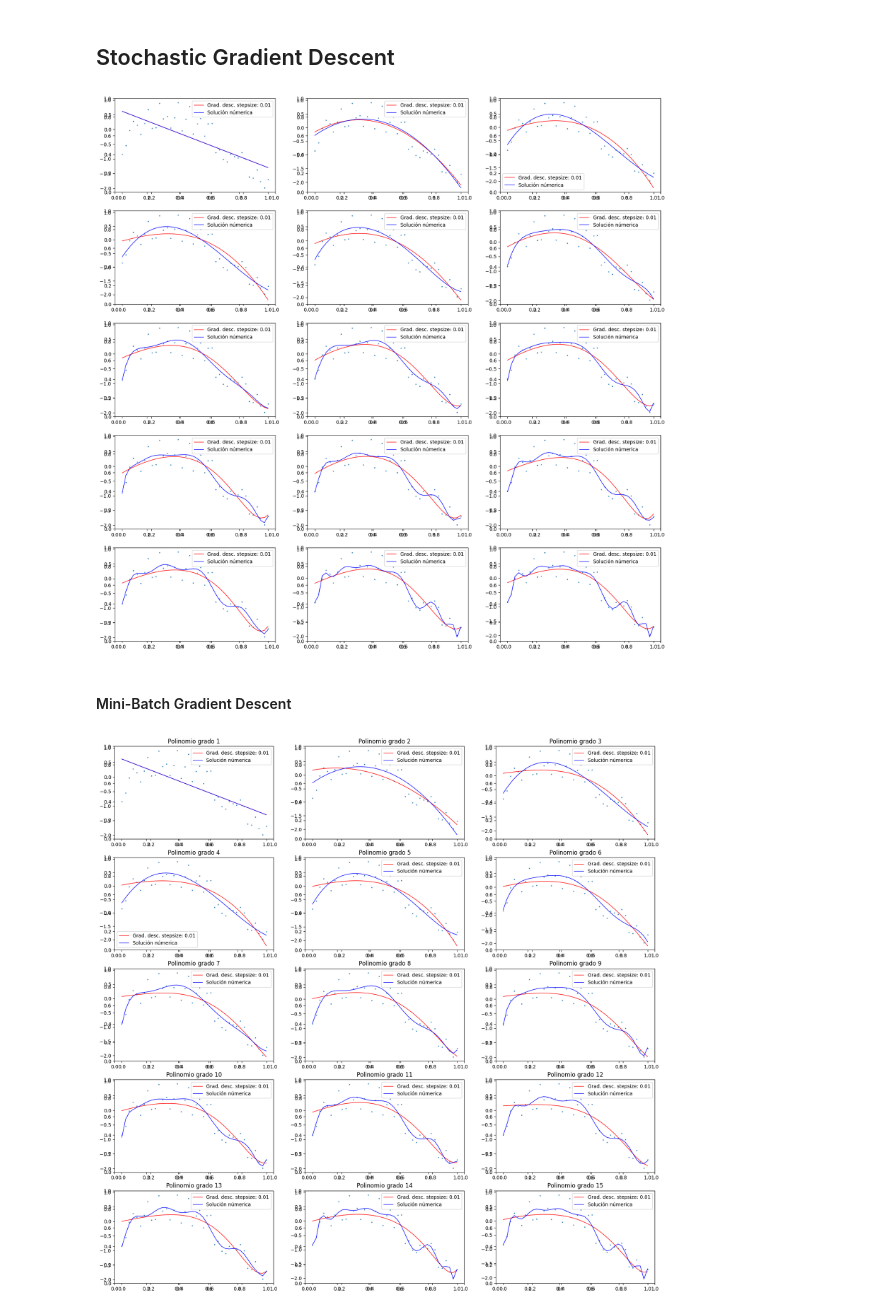
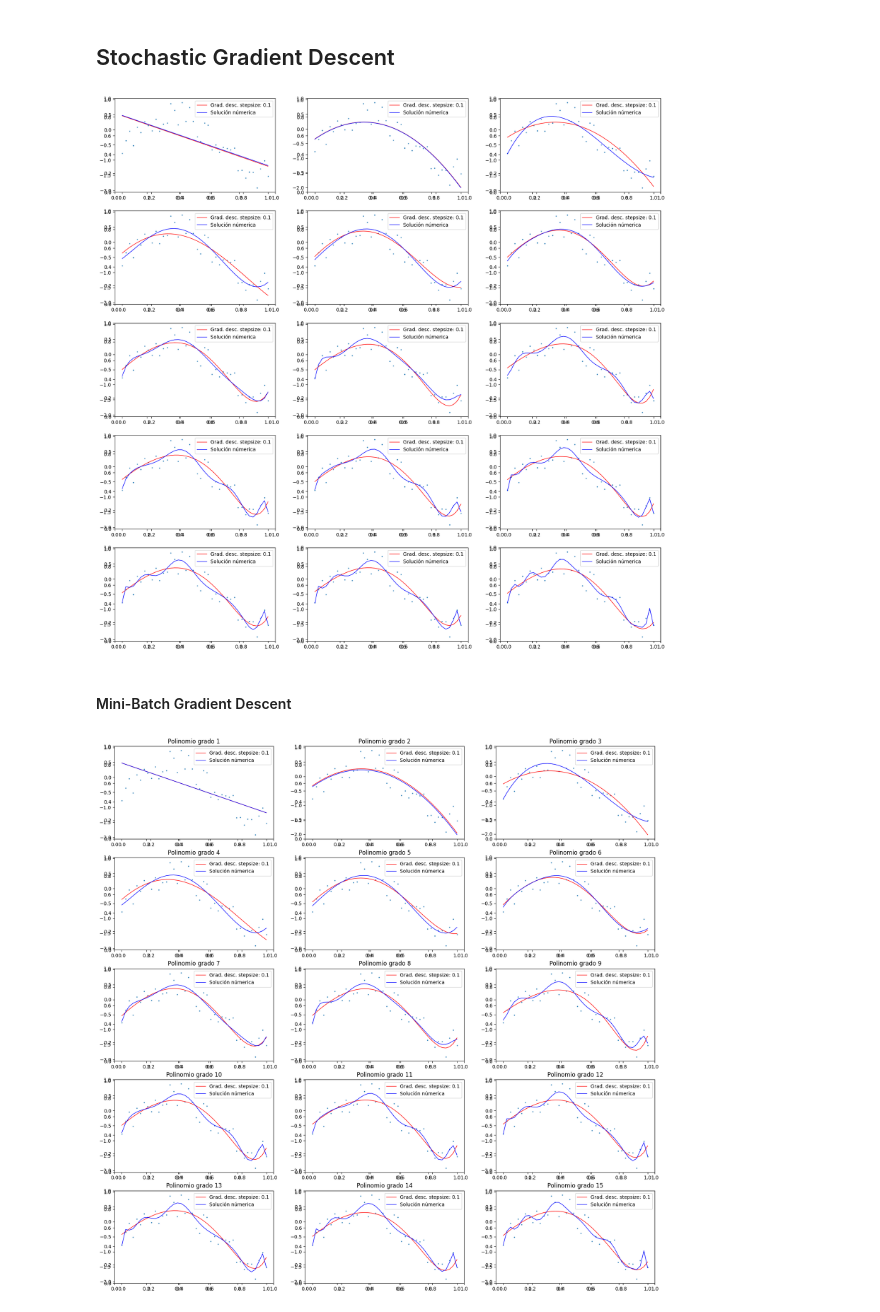
Before and after one commit to pedromperezc/Intro-AI, a Jupyter notebook: clase_5/ejercicio clase 5.ipynb, the cells around one changed output. Drawn from its saved outputs; the diff is of its cells as text; code cells hidden in the pictures.

```diff
--- a/clase_5/ejercicio clase 5.ipynb
+++ b/clase_5/ejercicio clase 5.ipynb
@@ -206,10 +206,10 @@ for i in range (1,16):
     # Set up the learning rate
     lr_2 = 0.01
     # Set up the n° of epochs
-    amt_epochs_2 = 10000
+    amt_epochs_2 = 1000
 
 
-    W_manual= gradient_descent(X_expanded, y, lr=lr_2, amt_epochs=amt_epochs_2)
+    W_manual= gradient_descent(X_expanded, y, lr=lr_2, amt_epochs=amt_epochs_2, momentum_rate=0.9)
     X_extended = np.hstack((x, np.ones((len(x),1))))
     y_pred_manual =  np.dot(X_extended,np.reshape(W_manual, (-1)))
 
@@ -249,12 +249,12 @@ for i in range (1,16):
     # Hyperparameters
 
     # Set up the learning rate
-    lr_2 = 0.01
+    lr_2 = 0.1
     # Set up the n° of epochs
-    amt_epochs_2 = 10000
+    amt_epochs_2 = 1000
 
 
-    W_manual = stochastic_gradient_descent(X_expanded, y, lr=lr_2, amt_epochs=amt_epochs_2)
+    W_manual = stochastic_gradient_descent(X_expanded, y, lr=lr_2, amt_epochs=amt_epochs_2,momentum_rate=0.9)
     X_extended = np.hstack((x, np.ones((len(x),1))))
     y_pred_manual =  np.dot(X_extended,np.reshape(W_manual, (-1)))
 
@@ -271,7 +271,7 @@ for i in range (1,16):
     ax.legend()
 plt.show()
 # %% [output]
-[figure, old version]
+[figure, new version]
 # %% [markdown]
 #### Mini-Batch Gradient Descent
 # %%
@@ -284,37 +284,37 @@ for i in range (1,16):
 
 
     x = data.iloc[:,0:i]
     y = np.reshape(data.y.values, (-1,1))
     pipe.fit(x,y)
 
     # Expand the input with a column of "1"
     X_expanded = np.hstack((x, np.ones((len(x),1))))
 
     # Hyperparameters
 
     # Set up the learning rate
-    lr_2 = 0.01
+    lr_2 = 0.1
     # Set up the n° of epochs
-    amt_epochs_2 = 10000
+    amt_epochs_2 = 1000
 
 
-    W_manual = mini_batch_gradient_descent(X_expanded, y, lr=lr_2, amt_epochs=amt_epochs_2)
+    W_manual = mini_batch_gradient_descent(X_expanded, y, lr=lr_2, amt_epochs=amt_epochs_2,momentum_rate=0.9)
     X_extended = np.hstack((x, np.ones((len(x),1))))
     y_pred_manual =  np.dot(X_extended,np.reshape(W_manual, (-1)))
     ax = fig.add_subplot(5, 3, i)
 
 
     #Plot resulting fits on data
     ax = fig.add_subplot(5, 3, i)
     ax.scatter(x_data, y_data, alpha=0.8, s=2)
     y_pred = pipe.predict(x)
     plt.title("Polinomio grado " + str(i))
     ax.plot(x_data, y_pred_manual, label ='Grad. desc. stepsize: {}'.format(lr_2),color='red', linewidth=1)
     ax.plot(x_data, y_pred, label ='Solución númerica' ,color='blue', linewidth=1)
     ax.legend()
 plt.show()
 # %% [output]
-[figure, old version]
+[figure, new version]
 # %%
 results=[]
 
```
Also changed, not shown: parts of 12 cells of this notebook, 6 other files.
